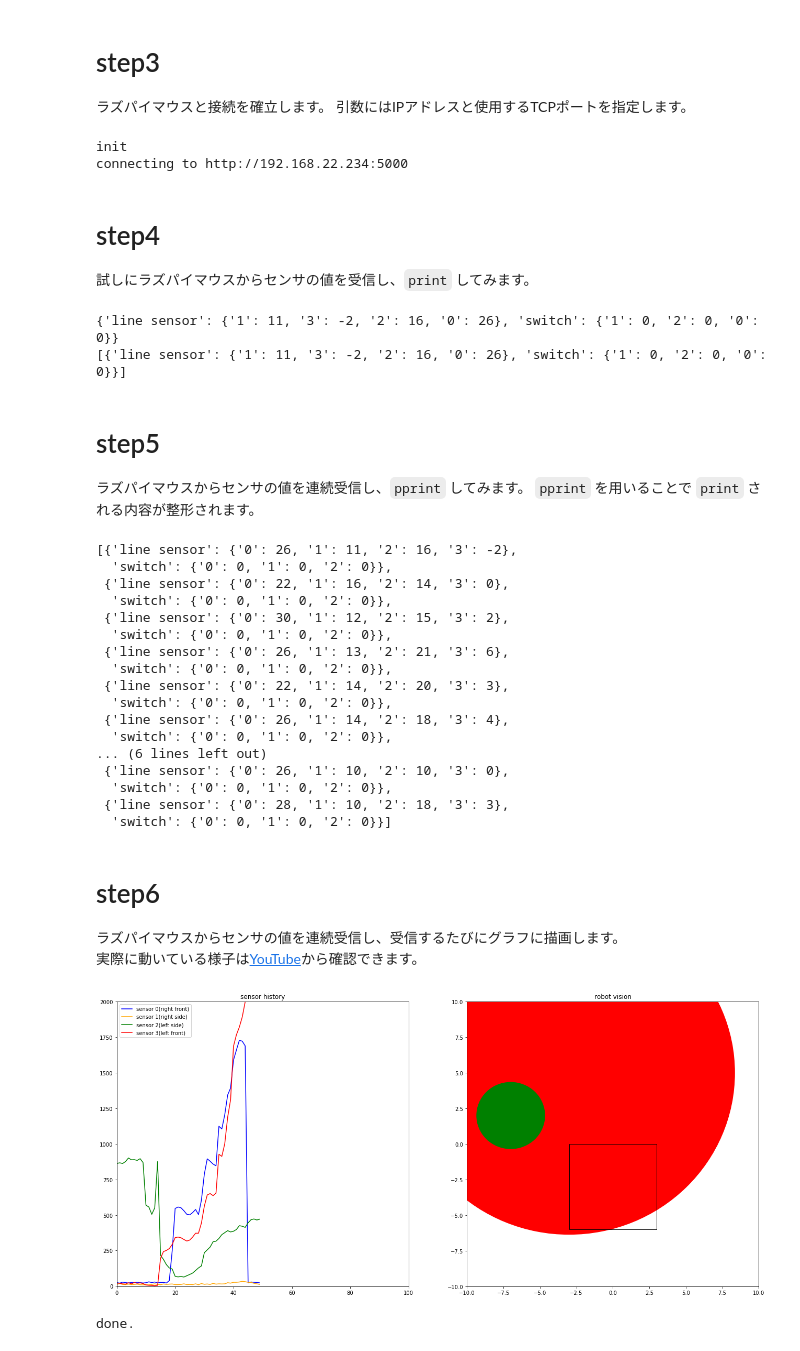
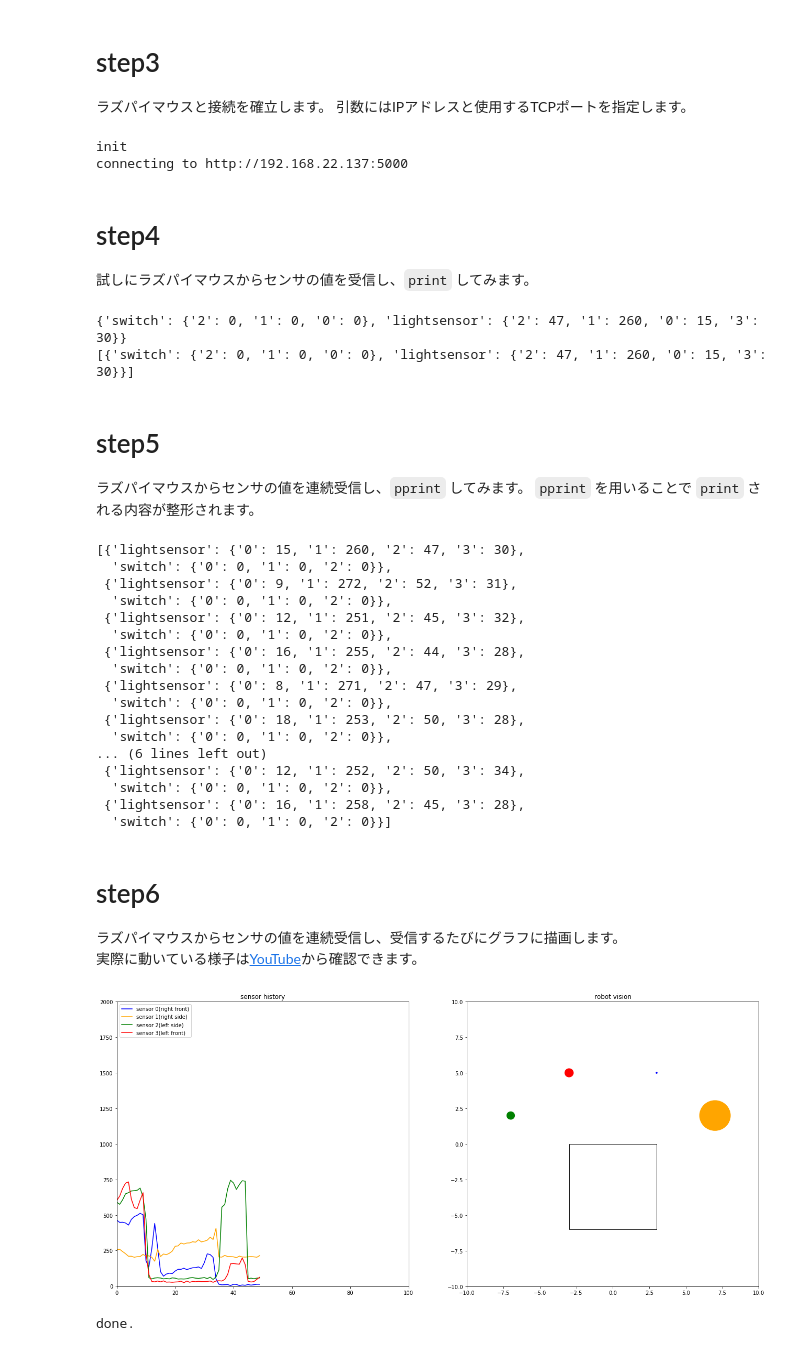
Before and after one commit to Tiryoh/raspimouse_jupyternotebook, a Jupyter notebook: sensor_monitor.ipynb, the cells around one changed output. Drawn from its saved outputs; the diff is of its cells as text; code cells hidden in the pictures.

Commit message:
Update sensor name

```diff
--- a/sensor_monitor.ipynb
+++ b/sensor_monitor.ipynb
@@ -37,7 +37,7 @@ from pprint import pprint
 
 受信用のクラス(Receiver)を作成します。ラズパイマウスとTCP通信を行います。
 # %%
-class Reciever(object):
+class Receiver(object):
     def __init__(self, ip, port):
         print("init")
         self.url = "http://{}:{}".format(ip, port)
@@ -56,10 +56,10 @@ class Reciever(object):
 引数にはIPアドレスと使用するTCPポートを指定します。
 # %%
 # r = Receiver("192.168.64.3", 5000)
-r = Receiver("192.168.22.234", 5000)
+r = Receiver("192.168.22.137", 5000)
 # %% [output]
 init
-connecting to http://192.168.22.234:5000
+connecting to http://192.168.22.137:5000
 # %% [markdown]
 # step4
 
@@ -71,8 +71,8 @@ history.append(hoge)
 print(hoge)
 print(history)
 # %% [output]
-{'line sensor': {'1': 11, '3': -2, '2': 16, '0': 26}, 'switch': {'1': 0, '2': 0, '0': 0}}
-[{'line sensor': {'1': 11, '3': -2, '2': 16, '0': 26}, 'switch': {'1': 0, '2': 0, '0': 0}}]
+{'switch': {'2': 0, '1': 0, '0': 0}, 'lightsensor': {'2': 47, '1': 260, '0': 15, '3': 30}}
+[{'switch': {'2': 0, '1': 0, '0': 0}, 'lightsensor': {'2': 47, '1': 260, '0': 15, '3': 30}}]
 # %% [markdown]
 # step5
 
@@ -86,22 +86,22 @@ for i in range(10):
 
 pprint(history)
 # %% [output]
-[{'line sensor': {'0': 26, '1': 11, '2': 16, '3': -2},
+[{'lightsensor': {'0': 15, '1': 260, '2': 47, '3': 30},
   'switch': {'0': 0, '1': 0, '2': 0}},
- {'line sensor': {'0': 22, '1': 16, '2': 14, '3': 0},
+ {'lightsensor': {'0': 9, '1': 272, '2': 52, '3': 31},
   'switch': {'0': 0, '1': 0, '2': 0}},
- {'line sensor': {'0': 30, '1': 12, '2': 15, '3': 2},
+ {'lightsensor': {'0': 12, '1': 251, '2': 45, '3': 32},
   'switch': {'0': 0, '1': 0, '2': 0}},
- {'line sensor': {'0': 26, '1': 13, '2': 21, '3': 6},
+ {'lightsensor': {'0': 16, '1': 255, '2': 44, '3': 28},
   'switch': {'0': 0, '1': 0, '2': 0}},
- {'line sensor': {'0': 22, '1': 14, '2': 20, '3': 3},
+ {'lightsensor': {'0': 8, '1': 271, '2': 47, '3': 29},
   'switch': {'0': 0, '1': 0, '2': 0}},
- {'line sensor': {'0': 26, '1': 14, '2': 18, '3': 4},
+ {'lightsensor': {'0': 18, '1': 253, '2': 50, '3': 28},
   'switch': {'0': 0, '1': 0, '2': 0}},
 ... (6 lines left out)
- {'line sensor': {'0': 26, '1': 10, '2': 10, '3': 0},
+ {'lightsensor': {'0': 12, '1': 252, '2': 50, '3': 34},
   'switch': {'0': 0, '1': 0, '2': 0}},
- {'line sensor': {'0': 28, '1': 10, '2': 18, '3': 3},
+ {'lightsensor': {'0': 16, '1': 258, '2': 45, '3': 28},
   'switch': {'0': 0, '1': 0, '2': 0}}]
 # %% [markdown]
 # step6
@@ -140,40 +140,40 @@ for i in range(30):
     y1_arr = np.array([])
     y2_arr = np.array([])
     y3_arr = np.array([])
     y0_arr = np.array([])
 
     for i in range(len(history)):
         x_arr = np.append(x_arr, i)
-        y0_arr = np.append(y0_arr, history[i]["line sensor"]["0"])
-        y1_arr = np.append(y1_arr, history[i]["line sensor"]["1"])
-        y2_arr = np.append(y2_arr, history[i]["line sensor"]["2"])
-        y3_arr = np.append(y3_arr, history[i]["line sensor"]["3"])
+        y0_arr = np.append(y0_arr, history[i]["lightsensor"]["0"])
+        y1_arr = np.append(y1_arr, history[i]["lightsensor"]["1"])
+        y2_arr = np.append(y2_arr, history[i]["lightsensor"]["2"])
+        y3_arr = np.append(y3_arr, history[i]["lightsensor"]["3"])
 
     graph.plot(x_arr, y0_arr, label = "sensor 0(right front)", color = 'blue')
     graph.plot(x_arr, y1_arr, label = "sensor 1(right side)", color = 'orange')
     graph.plot(x_arr, y2_arr, label = "sensor 2(left side)", color = 'green')
     graph.plot(x_arr, y3_arr, label = "sensor 3(left front)", color = 'red')
 
-    rf = patches.Circle(xy=(3, 5), radius=(history[len(history)-1]["line sensor"]["0"])/200, fc='blue')
-    rs = patches.Circle(xy=(7, 2), radius=(history[len(history)-1]["line sensor"]["1"])/200, fc='orange')
-    lf = patches.Circle(xy=(-3, 5), radius=(history[len(history)-1]["line sensor"]["3"])/200, fc='red')
-    ls = patches.Circle(xy=(-7, 2), radius=(history[len(history)-1]["line sensor"]["2"])/200, fc='green')
+    rf = patches.Circle(xy=(3, 5), radius=(history[len(history)-1]["lightsensor"]["0"])/200, fc='blue')
+    rs = patches.Circle(xy=(7, 2), radius=(history[len(history)-1]["lightsensor"]["1"])/200, fc='orange')
+    lf = patches.Circle(xy=(-3, 5), radius=(history[len(history)-1]["lightsensor"]["3"])/200, fc='red')
+    ls = patches.Circle(xy=(-7, 2), radius=(history[len(history)-1]["lightsensor"]["2"])/200, fc='green')
     robot = patches.Rectangle(xy=(-3, -6), width=6, height=6, ec='#000000', fill=False)
     view.add_patch(rf)
     view.add_patch(rs)
     view.add_patch(lf)
     view.add_patch(ls)
     view.add_patch(robot)
 
     # 左上に凡例を追加
     graph.legend(loc='upper left')
 
     # 現在の状態を確認
     display.clear_output(wait=True)
     display.display(plt.gcf())
     #time.sleep(0.05)
 
 print("done.")
 # %% [output]
-[figure, old version]
+[figure, new version]
 done.
```
Also changed, not shown: 1 other file.
